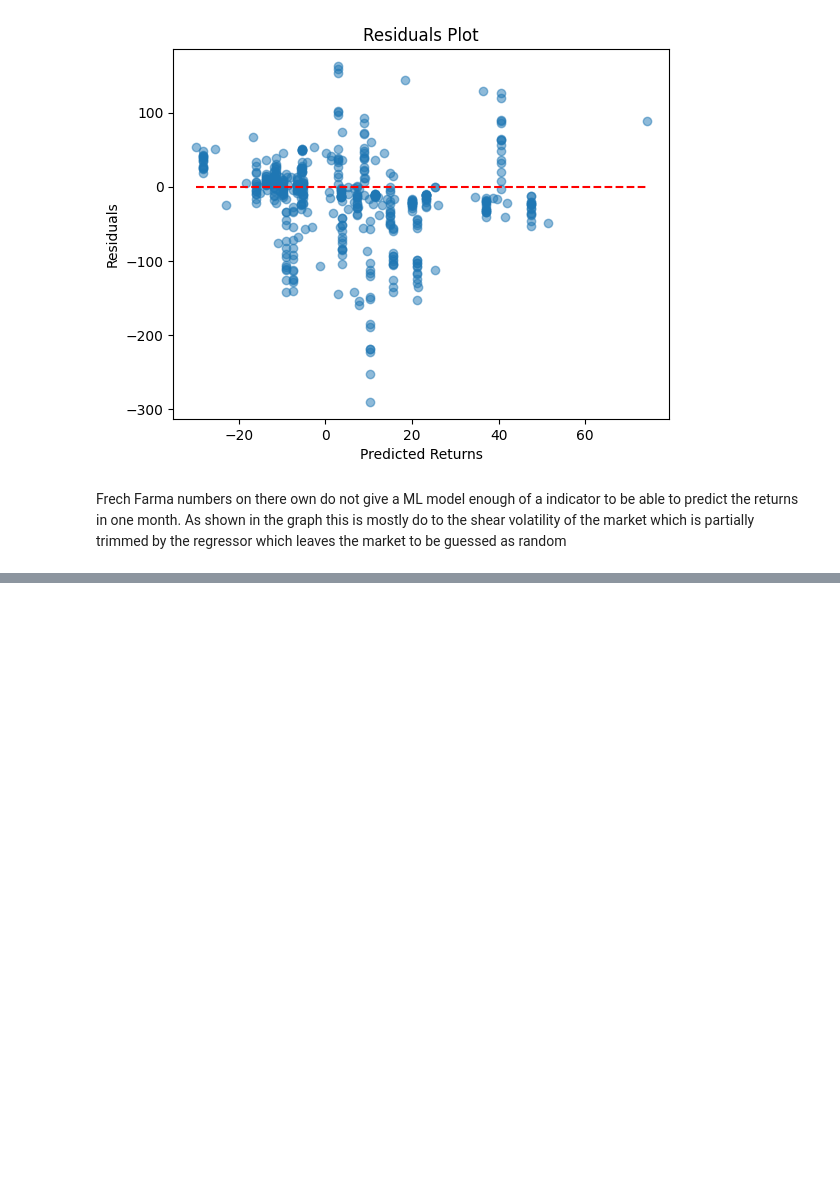
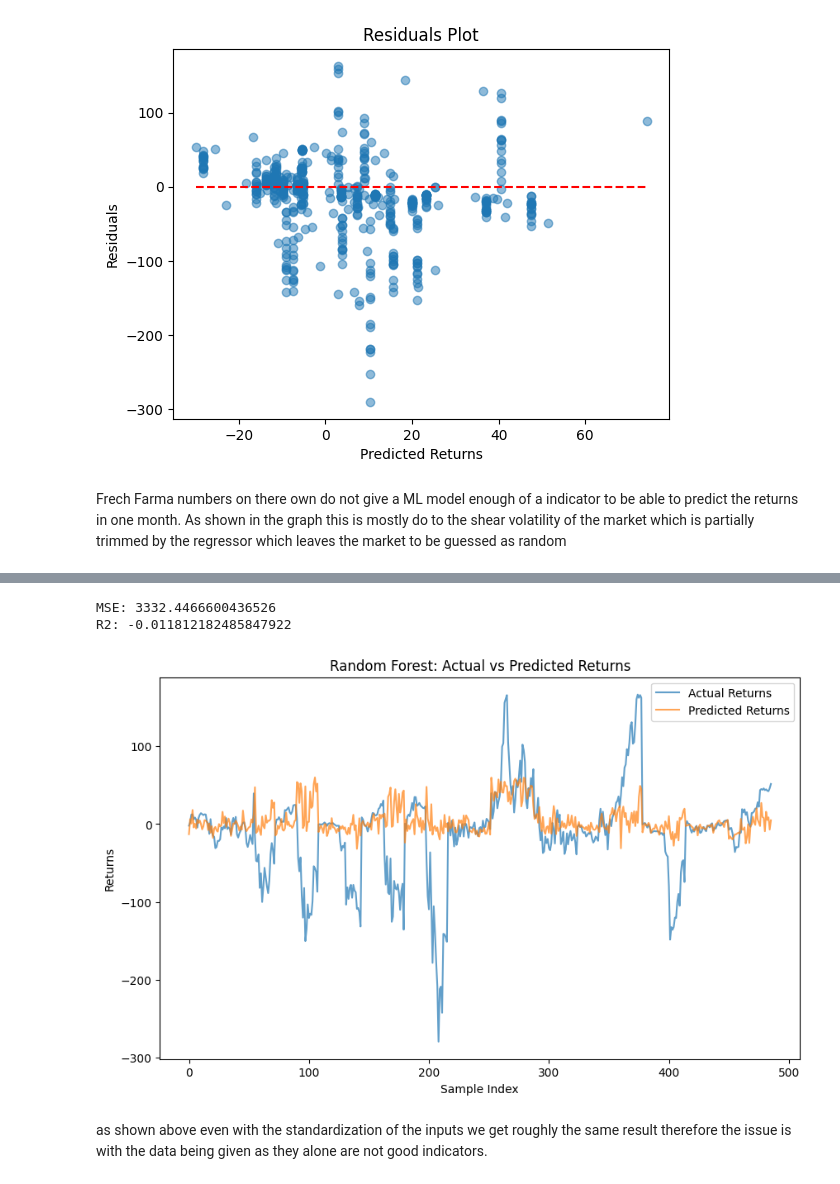
Before and after one commit to GeordieJones/financePython, a Jupyter notebook: backTesting_practice/sklearn_RF.ipynb, the cells around one changed output, grey strips where cells are left out. Drawn from its saved outputs; the diff is of its cells as text; code cells hidden in the pictures; blank space fills up the shorter version.

```diff
--- a/backTesting_practice/sklearn_RF.ipynb
+++ b/backTesting_practice/sklearn_RF.ipynb
@@ -239,0 +289,3 @@ Frech Farma numbers on there own do not give a ML model enough of a indicator to
+# %%
+X_all = X_all.drop(columns=['index'])
+X_all
@@ -239,0 +306,20 @@ Frech Farma numbers on there own do not give a ML model enough of a indicator to
+# %%
+def ML(X,y):
+    categorical_features = ['ticker']
+
+    preprocessor = ColumnTransformer(
+        transformers=[
+            ('cat', OneHotEncoder(handle_unknown='ignore'), categorical_features),
+        ],
+        remainder='passthrough'
+    )
+    X_preprocessed = preprocessor.fit_transform(X)
+    X_train, X_test, y_train, y_test = train_test_split(X_preprocessed, y, test_size=0.2, random_state=42, shuffle=False)
+
+    model = RandomForestRegressor(n_estimators=100, random_state=42)
+    model.fit(X_train, y_train)
+    y_pred = model.predict(X_test)
+
+    print("MSE:", mean_squared_error(y_test, y_pred))
+    print("R2:", r2_score(y_test, y_pred))
+    return model, y_test, y_pred
@@ -239,0 +349,5 @@ Frech Farma numbers on there own do not give a ML model enough of a indicator to
+# %%
+for col in X_all:
+    if col != 'ticker':
+        X_all[col] = ((X_all[col] - X_all[col].min()) / (X_all[col].max() - X_all[col].min()))
+X_all
@@ -239,0 +368,18 @@ Frech Farma numbers on there own do not give a ML model enough of a indicator to
+# %%
+model, y_test, y_pred = ML(X_all, y_all)
+# %% [output]
+MSE: 3332.4466600436526
+R2: -0.011812182485847922
+# %%
+plt.figure(figsize=(10,6))
+plt.plot(y_test.values, label='Actual Returns', alpha=0.7)
+plt.plot(y_pred, label='Predicted Returns', alpha=0.7)
+plt.title('Random Forest: Actual vs Predicted Returns')
+plt.xlabel('Sample Index')
+plt.ylabel('Returns')
+plt.legend()
+plt.show()
+# %% [output]
+[figure, added]
+# %% [markdown]
+as shown above even with the standardization of the inputs we get roughly the same result therefore the issue is with the data being given as they alone are not good indicators.
```
Also changed, not shown: parts of 8 cells of this notebook.
